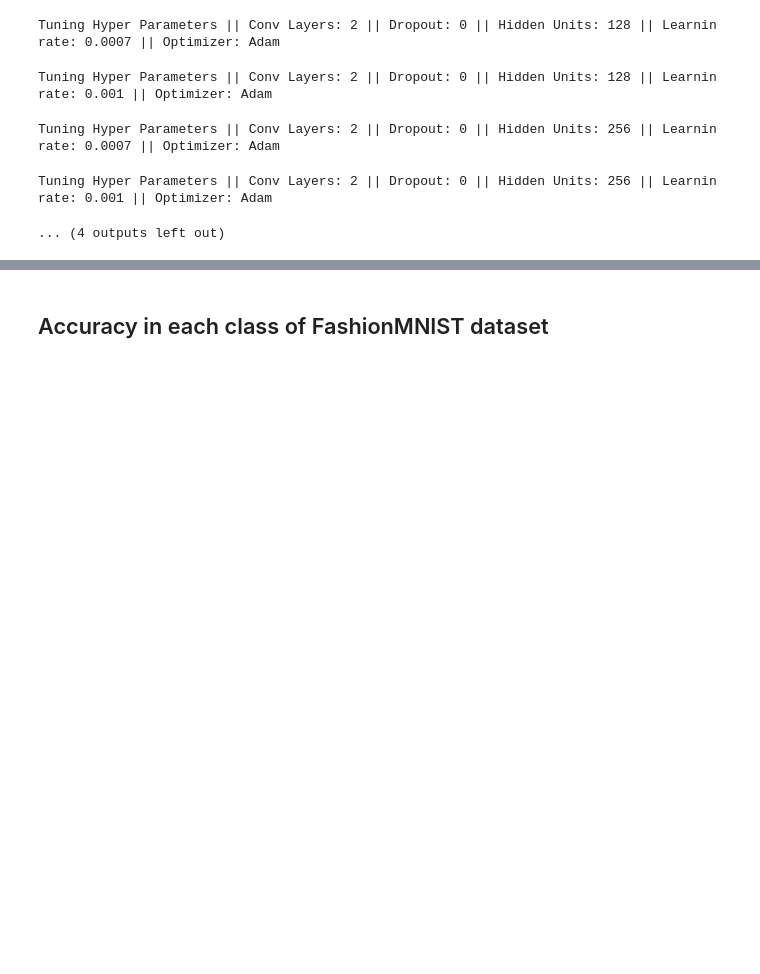
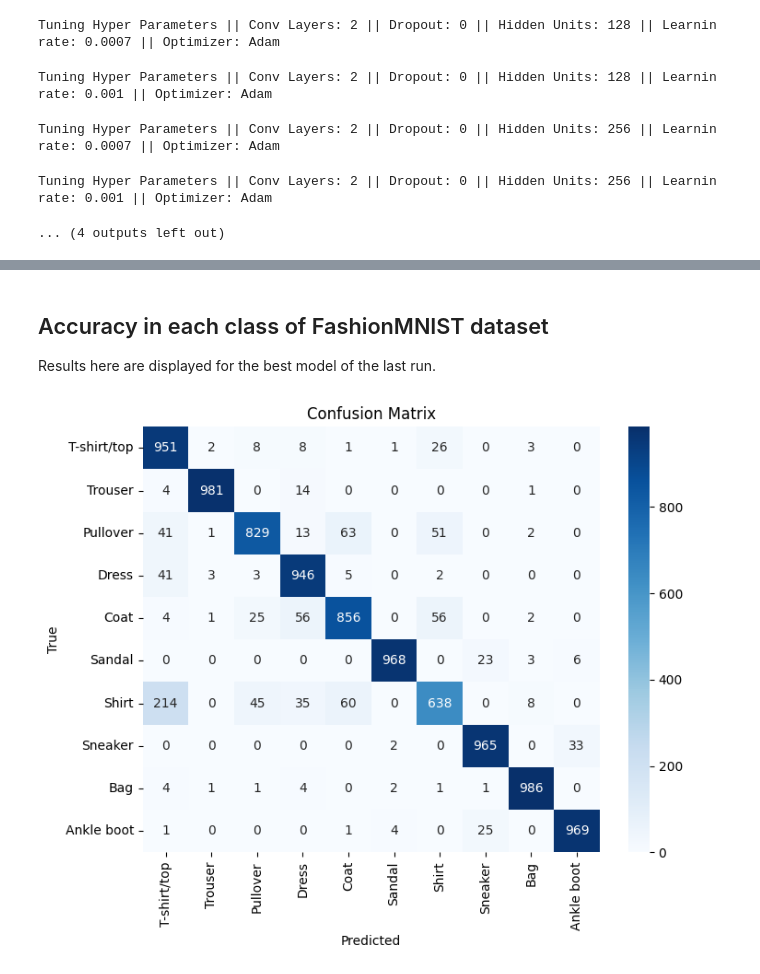
Before and after one commit to DanyloVanin/nn-kma-course, a Jupyter notebook: hw1/01-creating-basic-models.ipynb, the cells around one changed output, grey strips where cells are left out. Drawn from its saved outputs; the diff is of its cells as text; code cells hidden in the pictures; blank space fills up the shorter version.

Commit message:
hw1 confusion matrix

```diff
--- a/hw1/01-creating-basic-models.ipynb
+++ b/hw1/01-creating-basic-models.ipynb
@@ -420,6 +417,10 @@ for n_conv_layers in hparams_config["n_conv_layers"]:
                     total_training_time = time.time() - start_time
                     writer.add_scalar('Training/TotalTrainingTime', total_training_time)
 
+                     # Save the model state dictionary to a file
+                    model_file_path = f"model_nconv{n_conv_layers}_dropout{dropout}_hidden{hidden_units}_lr{learning_rate}_{optimizer_name}_{experiment_number}.pt"
+                    torch.save(model.state_dict(), model_file_path)
+
                     # Add the hyperparameters and metrics to TensorBoard
                     writer.add_hparams(
                         {
@@ -457,2 +498,66 @@ Launching TensorBoard...
 # %% [markdown]
 ## Accuracy in each class of FashionMNIST dataset
+
+Results here are displayed for the best model of the last run.
+# %%
+from sklearn.metrics import confusion_matrix
+import seaborn as sns
+import matplotlib.pyplot as plt
+
+model = TinyVGG(in_channels=1,
+                n_classes=len(training_dataset.classes),
+                hidden_units=128,
+                n_conv_blocks=1,
+                dropout=0.0,
+                ).to(device)
+
+# Create the optimizer and loss function
+optimizer = torch.optim.Adam(params=model.parameters(), lr=0.0007)
+criterion = torch.nn.CrossEntropyLoss()
+
+
+# Create the accuracy metrics
+train_acc_metric = torchmetrics.Accuracy(
+                        task="multiclass", num_classes=len(training_dataset.classes)
+                    ).to(device)
+test_acc_metric = torchmetrics.Accuracy(
+                        task="multiclass", num_classes=len(training_dataset.classes)
+                    ).to(device)
+
+# Train the model
+for epoch in range(EPOCHS):
+    train_step(
+        train_loader,
+        model,
+        optimizer,
+        criterion,
+        device,
+        train_acc_metric,
+    )
+    test_step(test_loader, model, device, test_acc_metric)
+
+# Calculate confusion matrix after training
+model.eval()
+all_predictions = []
+all_labels = []
+with torch.no_grad():
+    for data in test_loader:
+        inputs, labels = data
+        inputs, labels = inputs.to(device), labels.to(device)
+
+        outputs = model(inputs)
+        predictions = torch.argmax(outputs, dim=1).cpu().numpy()
+        all_predictions.extend(predictions)
+        all_labels.extend(labels.cpu().numpy())
+
+# Display confusion matrix
+conf_matrix = confusion_matrix(all_labels, all_predictions)
+class_names = [str(i) for i in training_dataset.classes]
+plt.figure(figsize=(8, 6))
+sns.heatmap(conf_matrix, annot=True, fmt='d', cmap='Blues', xticklabels=class_names, yticklabels=class_names)
+plt.xlabel('Predicted')
+plt.ylabel('True')
+plt.title('Confusion Matrix')
+plt.show()
+# %% [output]
+[figure, added]
```
Also changed, not shown: parts of 4 cells of this notebook, 1 other file.
